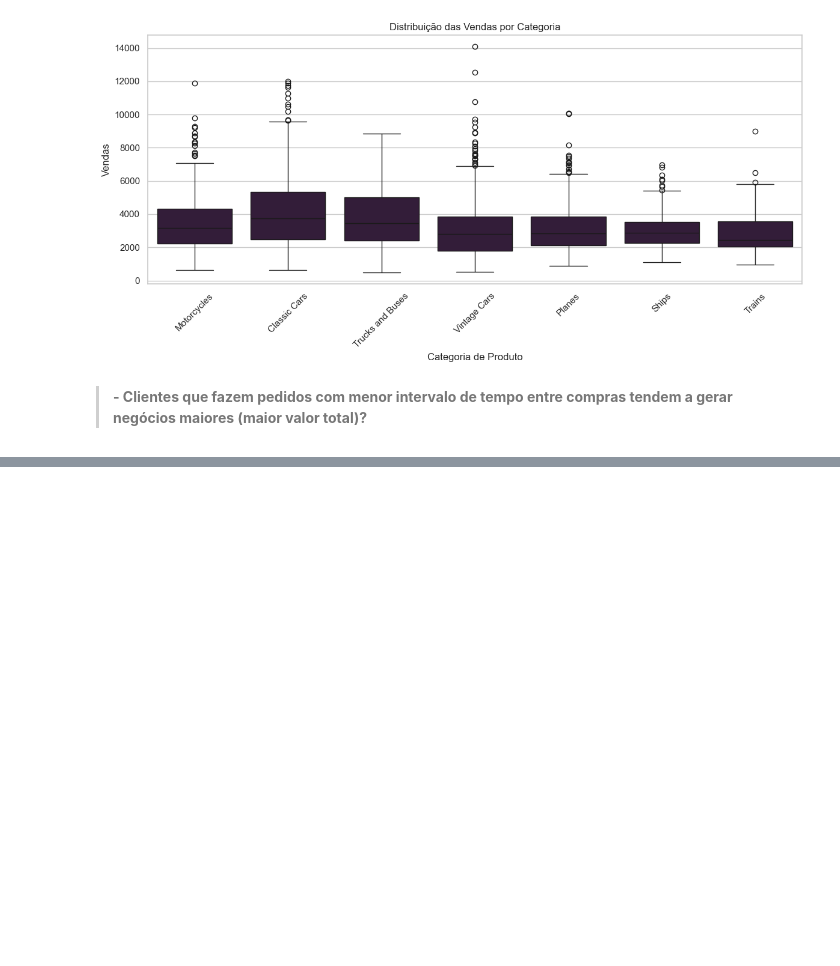
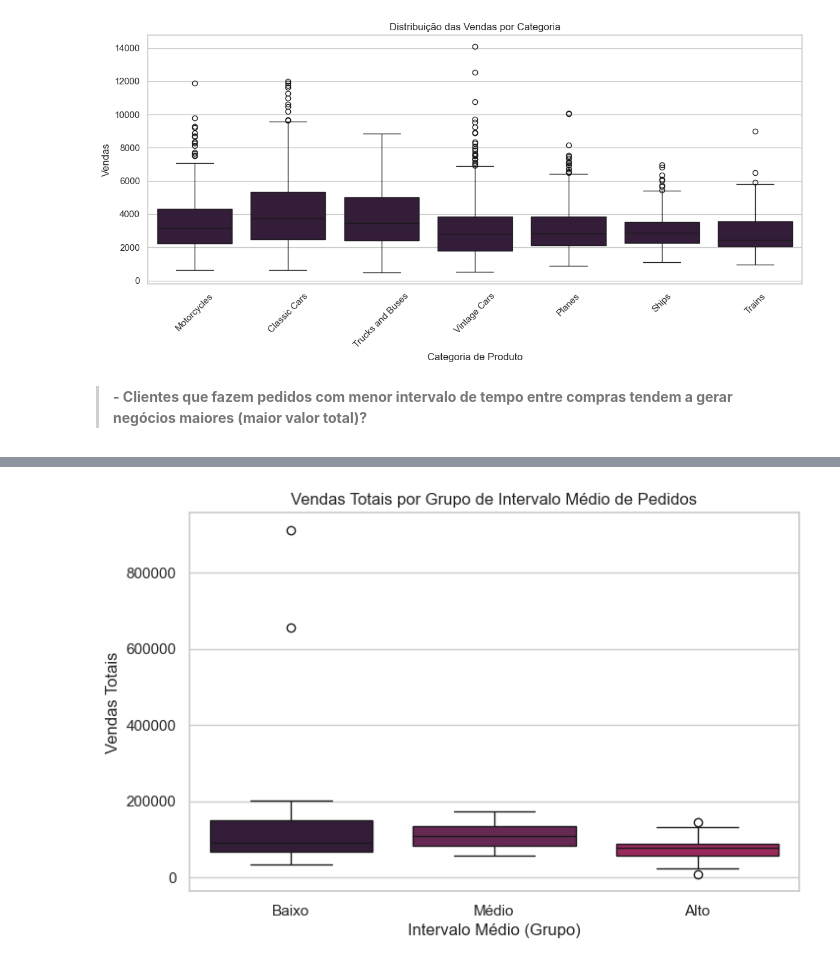
Before and after one commit to Michelyserras/Analise-vendas-automotivas, a Jupyter notebook: notebook/AnaliseAutomotiva.ipynb, the cells around one changed output, grey strips where cells are left out. Saved outputs shown, nothing was run; the diff lists cells and outputs as text; code cells hidden in the pictures; blank space fills up the shorter version.

```diff
--- a/notebook/AnaliseAutomotiva.ipynb
+++ b/notebook/AnaliseAutomotiva.ipynb
@@ -284,3 +305,98 @@ Isso apoia a hipótese de que 'Classic Cars' pode representar a maior parte do v
 [figure]
 # %% [markdown]
 >**- Clientes que fazem pedidos com menor intervalo de tempo entre compras tendem a gerar negócios maiores (maior valor total)?**
+# %%
+
+# ===== 1. Carregue seu DataFrame (ajuste o caminho conforme sua necessidade) =====
+# df = pd.read_csv("seuarquivo.csv")  # Descomente e ajuste se necessário
+
+# ===== 2. Certifique-se de que ORDERDATE está em datetime =====
+df['ORDERDATE'] = pd.to_datetime(df['ORDERDATE'])
+
+# ===== 3. Ordena por cliente e data do pedido =====
+df = df.sort_values(by=['CUSTOMERNAME', 'ORDERDATE'])
+
+# ===== 4. Calcula o intervalo entre pedidos para cada cliente =====
+df['DIAS_ENTRE_PEDIDOS'] = df.groupby('CUSTOMERNAME')['ORDERDATE'].diff().dt.days
+
+# ===== 5. Calcula o intervalo médio entre pedidos para cada cliente =====
+intervalo = df.groupby('CUSTOMERNAME')['DIAS_ENTRE_PEDIDOS'].mean().reset_index()
+intervalo.columns = ['CUSTOMERNAME', 'intervalo_medio']
+
+# ===== 6. Calcula o total de vendas para cada cliente =====
+total_vendas = df.groupby('CUSTOMERNAME')['SALES'].sum().reset_index()
+total_vendas.columns = ['CUSTOMERNAME', 'vendas_totais']
+
+# ===== 7. Junta as duas informações =====
+analise3 = pd.merge(intervalo, total_vendas, on='CUSTOMERNAME')
+
+# ===== 8. Cria grupos (baixo, médio, alto) de intervalo médio =====
+analise3['grupo_intervalo'] = pd.qcut(analise3['intervalo_medio'], q=3, labels=['baixo', 'medio', 'alto'])
+
+baixo = analise3[analise3['grupo_intervalo'] == 'baixo']['vendas_totais']
+medio = analise3[analise3['grupo_intervalo'] == 'medio']['vendas_totais']
+alto  = analise3[analise3['grupo_intervalo'] == 'alto']['vendas_totais']
+
+# ...existing code...
+
+# Resumo dos grupos de intervalo médio
+for grupo in ['baixo', 'medio', 'alto']:
+    dados = analise3[analise3['grupo_intervalo'] == grupo]
+    faixa_min = dados['intervalo_medio'].min()
+    faixa_max = dados['intervalo_medio'].max()
+    media_vendas = dados['vendas_totais'].mean()
+    mediana_vendas = dados['vendas_totais'].median()
+    media_intervalo = dados['intervalo_medio'].mean()
+    mediana_intervalo = dados['intervalo_medio'].median()
+    print(f"\nGrupo '{grupo.upper()}':")
+    print(f"  Faixa de dias de intervalo médio: {faixa_min:.1f} a {faixa_max:.1f}")
+    print(f"  Média de vendas totais: {media_vendas:,.2f}")
+    print(f"  Mediana de vendas totais: {mediana_vendas:,.2f}")
+    print(f"  Média de intervalo médio (dias): {media_intervalo:.1f}")
+    print(f"  Mediana de intervalo médio (dias): {mediana_intervalo:.1f}")
+
+# ...existing code...
+# ...existing code...
+
+# Mostra a faixa de dias de intervalo médio para cada grupo
+for grupo in ['baixo', 'medio', 'alto']:
+    faixa = analise3[analise3['grupo_intervalo'] == grupo]['intervalo_medio'].describe()[['min', 'max']]
+    print(f"Grupo '{grupo}': {faixa['min']:.1f} a {faixa['max']:.1f} dias de intervalo médio")
+
+# ...existing code...
+
+alpha = 0.05  # Nível de significância
+
+# ===== 9. Teste de Levene =====
+h_lev_stats, h_lev_p = stats.levene(baixo, medio, alto)
+print(f"P (Levene): {h_lev_p:.5f}")
+if h_lev_p > alpha:
+    print("Variância semelhante (Falha em rejeitar H0)")
+else:
+    print("Variâncias diferentes (Rejeitar H0)")
+
+# ===== 10. Teste ANOVA =====
+h_anova_stats, h_anova_p = stats.f_oneway(baixo, medio, alto)
+print(f"\nP (Anova): {h_anova_p:.5f}")
+if h_anova_p > alpha:
+    print("O intervalo médio NÃO afeta significativamente o total de vendas (Falha em rejeitar H0)")
+else:
+    print("O intervalo médio afeta significativamente o total de vendas (Rejeitar H0)")
+
+# ===== 11. Teste Kruskal-Wallis =====
+h_kruskal_stats, h_kruskal_p = stats.kruskal(baixo, medio, alto)
+print(f"\nP (Kruskal-Wallis): {h_kruskal_p:.5f}")
+if h_kruskal_p > alpha:
+    print("Não há diferença significativa nas medianas (Falha em rejeitar H0)")
+else:
+    print("Há diferença significativa nas medianas (Rejeitar H0)")
+
+
+# ===== 12. Visualização =====
+plt.figure(figsize=(8, 5))
+sns.boxplot(data=pd.DataFrame({'Baixo': baixo, 'Médio': medio, 'Alto': alto}))
+plt.title("Vendas Totais por Grupo de Intervalo Médio de Pedidos")
+plt.ylabel("Vendas Totais")
+plt.xlabel("Intervalo Médio (Grupo)")
+plt.show()
+# %% [output]
@@ -286,0 +420 @@ Isso apoia a hipótese de que 'Classic Cars' pode representar a maior parte do v
+[figure, added]
```
Also changed, not shown: parts of 7 cells of this notebook.
